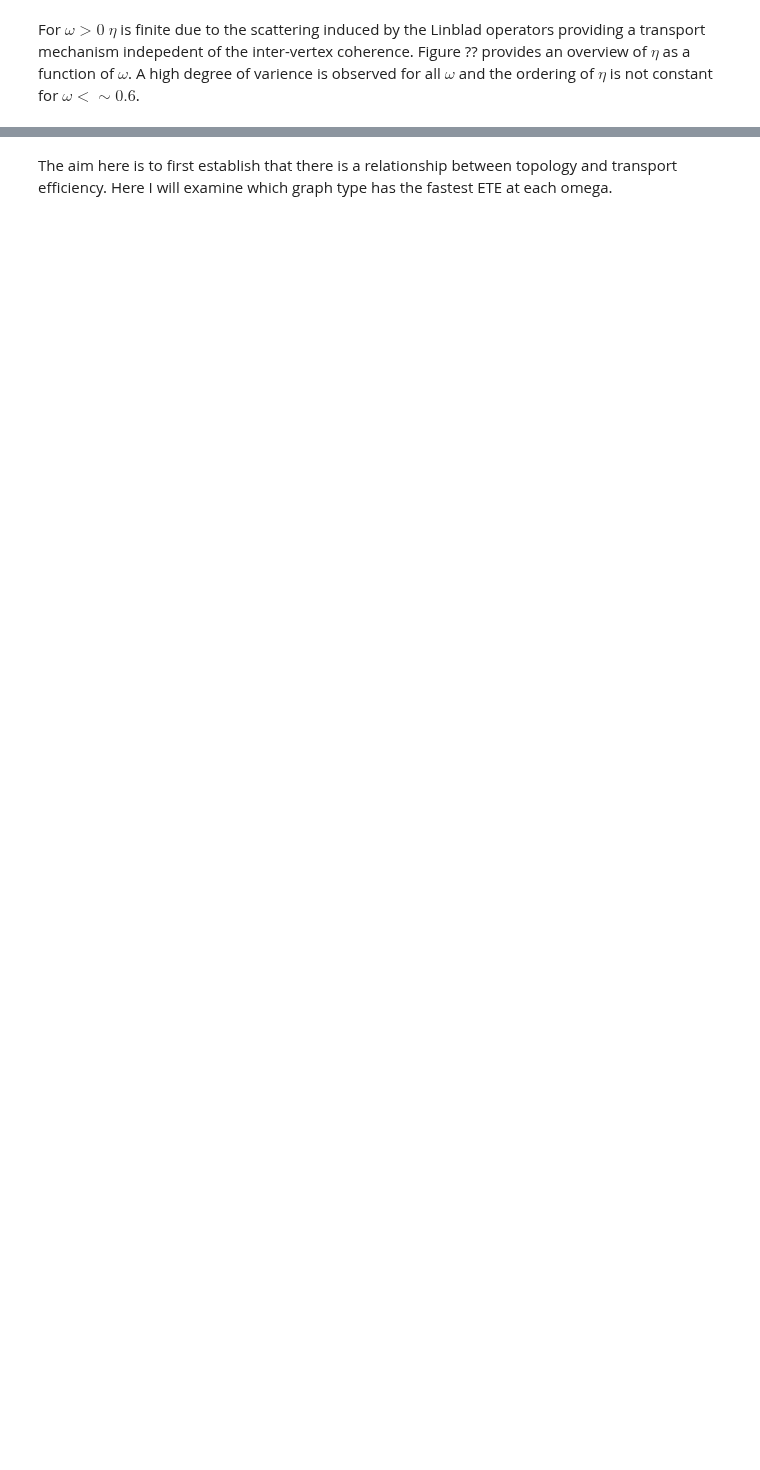
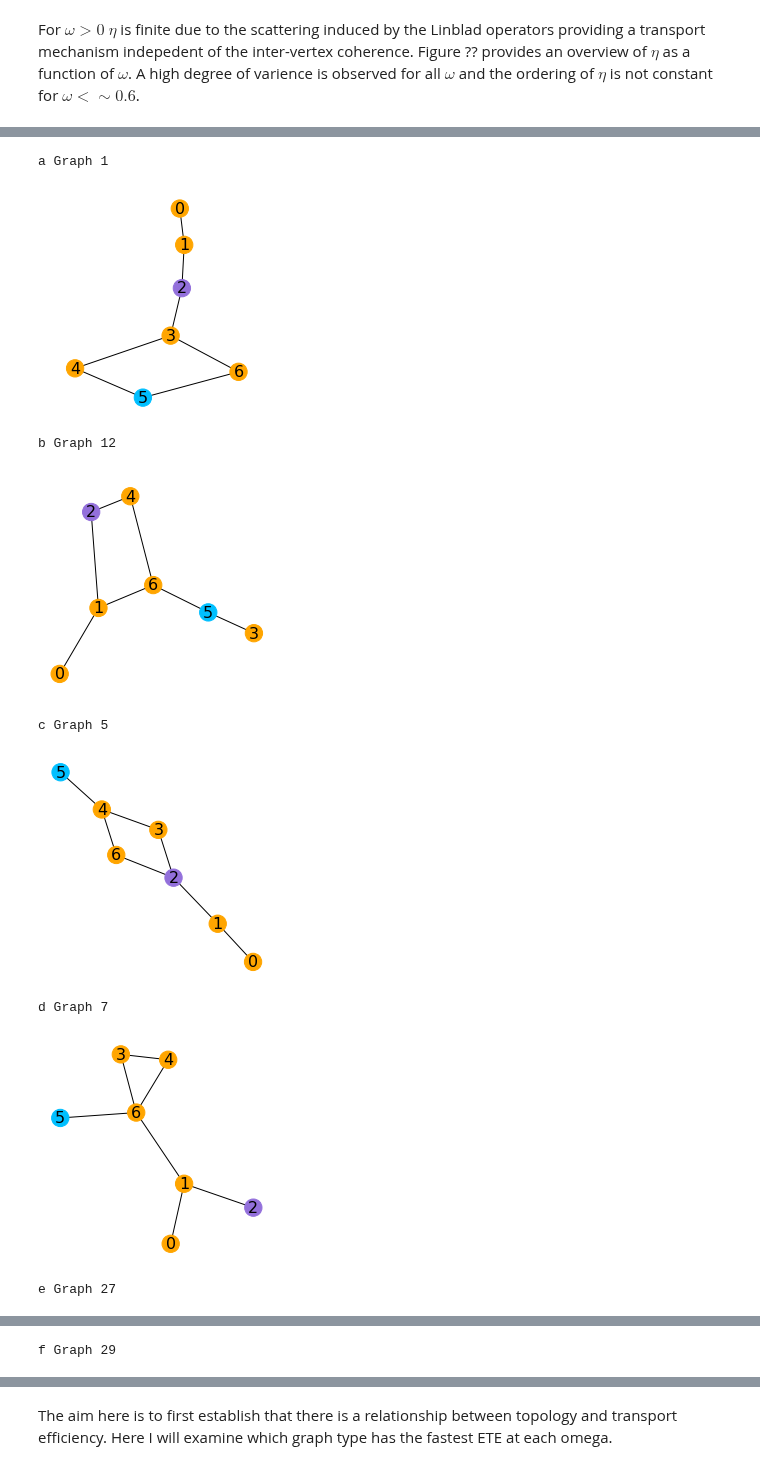
Before and after one commit to Edric-Matwiejew/QSW_MPI, a Jupyter notebook: examples/Application 1/Application_1-Copy1.ipynb, the cells around one changed output, grey strips where cells are left out. Saved outputs shown, nothing was run; the diff lists cells and outputs as text; code cells hidden in the pictures; blank space fills up the shorter version.

```diff
--- a/examples/Application 1/Application_1-Copy1.ipynb
+++ b/examples/Application 1/Application_1-Copy1.ipynb
@@ -115,0 +146,23 @@ For $\omega >0$ $\eta$ is finite due to the scattering induced by the Linblad op
+# %%
+files = [ 1, 12, 5, 7, 27, 29, 9, 31]
+letters = ["a", "b", "c", "d", "e", "f", "g", "h"]
+for file, letter in zip(files, letters):
+    fig = plt.figure(figsize=(4,4))
+    ax = fig.add_subplot(111)
+    graph_max = nx.from_scipy_sparse_matrix(sp.csr_matrix(mmread('isomorphic_graphs/' + str(file) + '.mtx')))
+    print(str(letter) + " Graph " + str(file))
+    color_map = ['orange', 'orange', 'mediumpurple', 'orange', 'orange', 'deepskyblue', 'orange']
+    nx.draw_networkx(graph_max, with_labels = True, node_color = color_map, font_size=16)
+    plt.axis('off')
+    plt.show()
+#plt.savefig("Scaling.jpeg", bbox_inches = 'tight', pad_inches = 0.2, dpi = 300)
+# %% [output]
+a Graph 1
+[figure, added]
+b Graph 12
+[figure, added]
+c Graph 5
+[figure, added]
+d Graph 7
+[figure, added]
+e Graph 27
@@ -115,0 +170 @@ For $\omega >0$ $\eta$ is finite due to the scattering induced by the Linblad op
+f Graph 29
```
Also changed, not shown: parts of 13 cells of this notebook, 2 other files.
